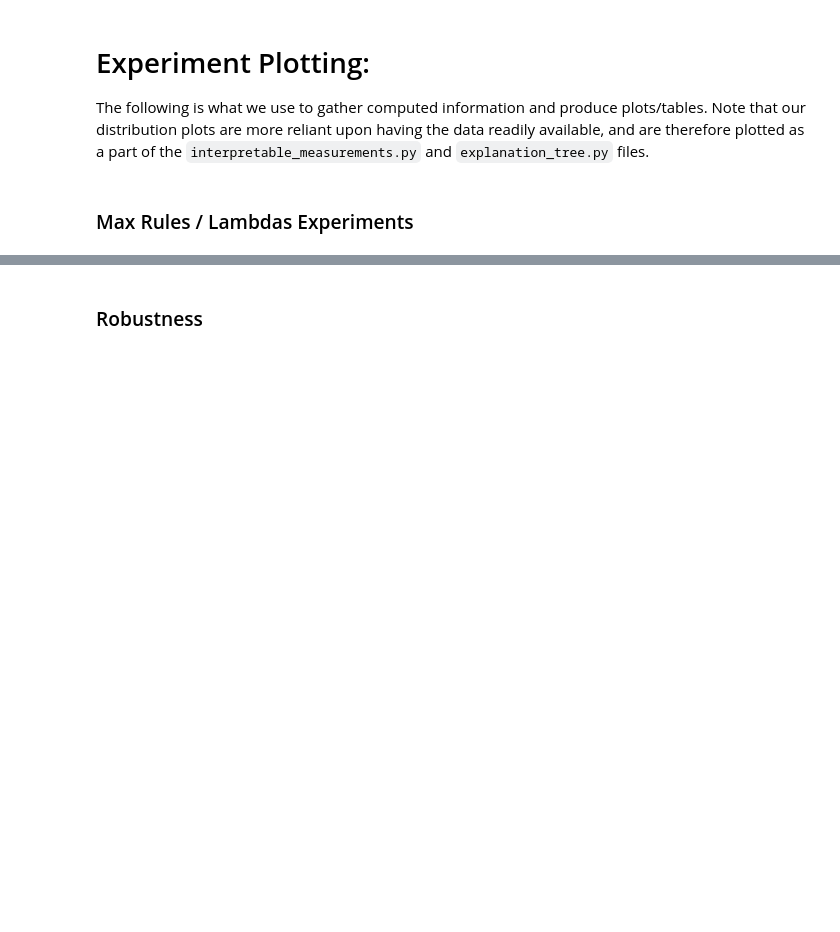
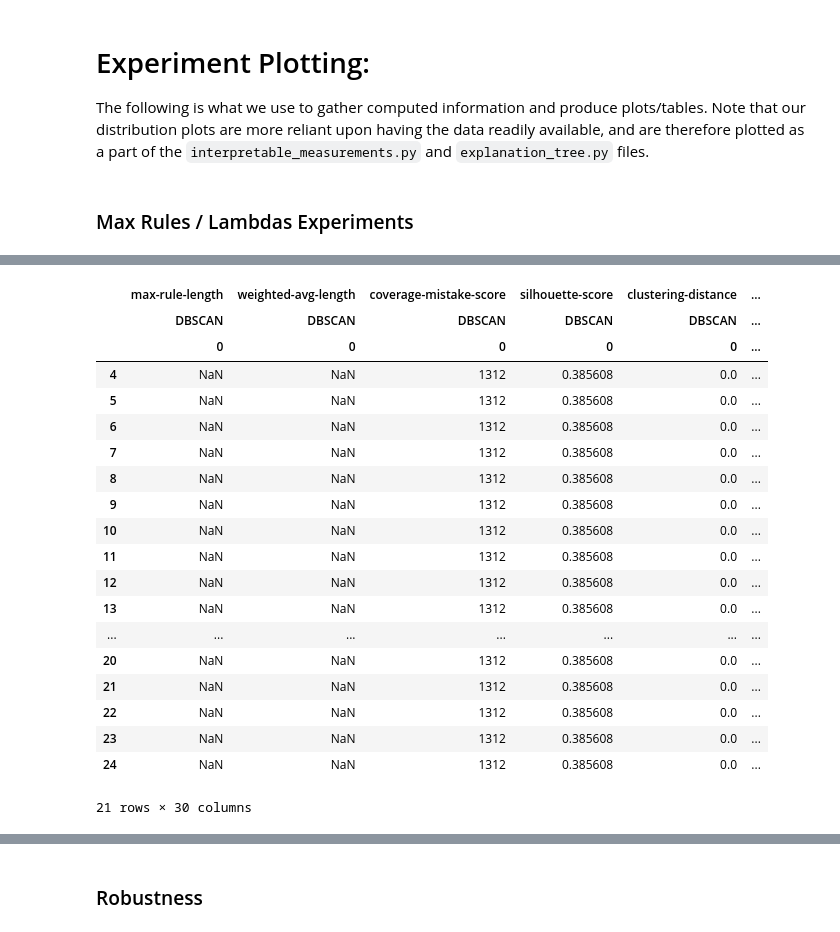
Before and after one commit to kevinqnb/interpretable-clustering, a Jupyter notebook: examples/experiments.ipynb, the cells around one changed output, grey strips where cells are left out. Saved outputs shown, nothing was run; the diff lists cells and outputs as text; code cells hidden in the pictures; blank space fills up the shorter version.

```diff
--- a/examples/experiments.ipynb
+++ b/examples/experiments.ipynb
@@ -99,3 +128,26 @@ std_df = grouped.std().T
+# %%
+experiment_df
+# %% [output]
+|  | max-rule-length | weighted-avg-length | coverage-mistake-score | silhouette-score | clustering-distance | ... |
+|  | DBSCAN | DBSCAN | DBSCAN | DBSCAN | DBSCAN | ... |
+|  | 0 | 0 | 0 | 0 | 0 | ... |
+| 4 | NaN | NaN | 1312 | 0.385608 | 0.0 | ... |
+| 5 | NaN | NaN | 1312 | 0.385608 | 0.0 | ... |
+| 6 | NaN | NaN | 1312 | 0.385608 | 0.0 | ... |
+| 7 | NaN | NaN | 1312 | 0.385608 | 0.0 | ... |
+| 8 | NaN | NaN | 1312 | 0.385608 | 0.0 | ... |
+| 9 | NaN | NaN | 1312 | 0.385608 | 0.0 | ... |
+| 10 | NaN | NaN | 1312 | 0.385608 | 0.0 | ... |
+| 11 | NaN | NaN | 1312 | 0.385608 | 0.0 | ... |
+| 12 | NaN | NaN | 1312 | 0.385608 | 0.0 | ... |
+| 13 | NaN | NaN | 1312 | 0.385608 | 0.0 | ... |
+| ... | ... | ... | ... | ... | ... | ... |
+| 20 | NaN | NaN | 1312 | 0.385608 | 0.0 | ... |
+| 21 | NaN | NaN | 1312 | 0.385608 | 0.0 | ... |
+| 22 | NaN | NaN | 1312 | 0.385608 | 0.0 | ... |
+| 23 | NaN | NaN | 1312 | 0.385608 | 0.0 | ... |
+| 24 | NaN | NaN | 1312 | 0.385608 | 0.0 | ... |
+21 rows × 30 columns
 # %%
 mean_df
 # %% [output]
```
Also changed, not shown: parts of 12 cells of this notebook, 17 other files.
